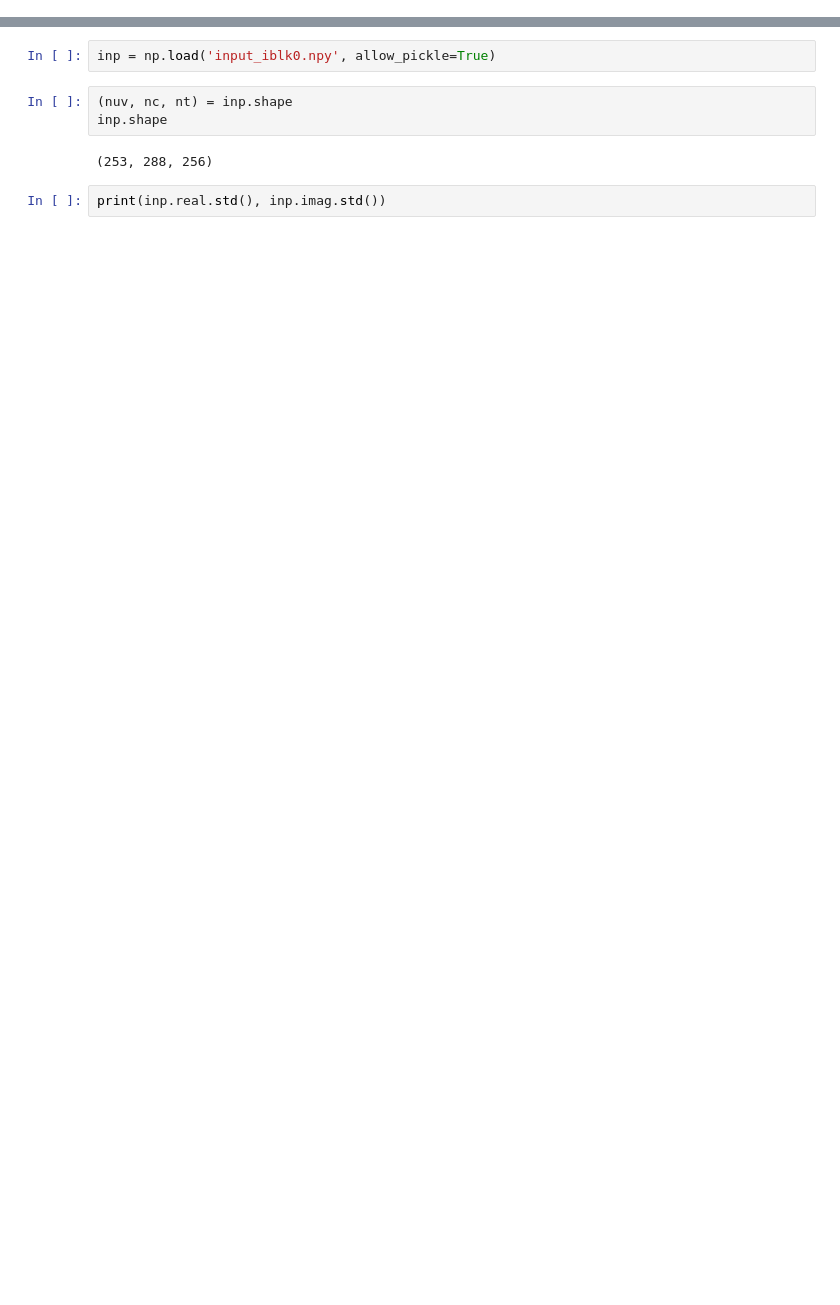
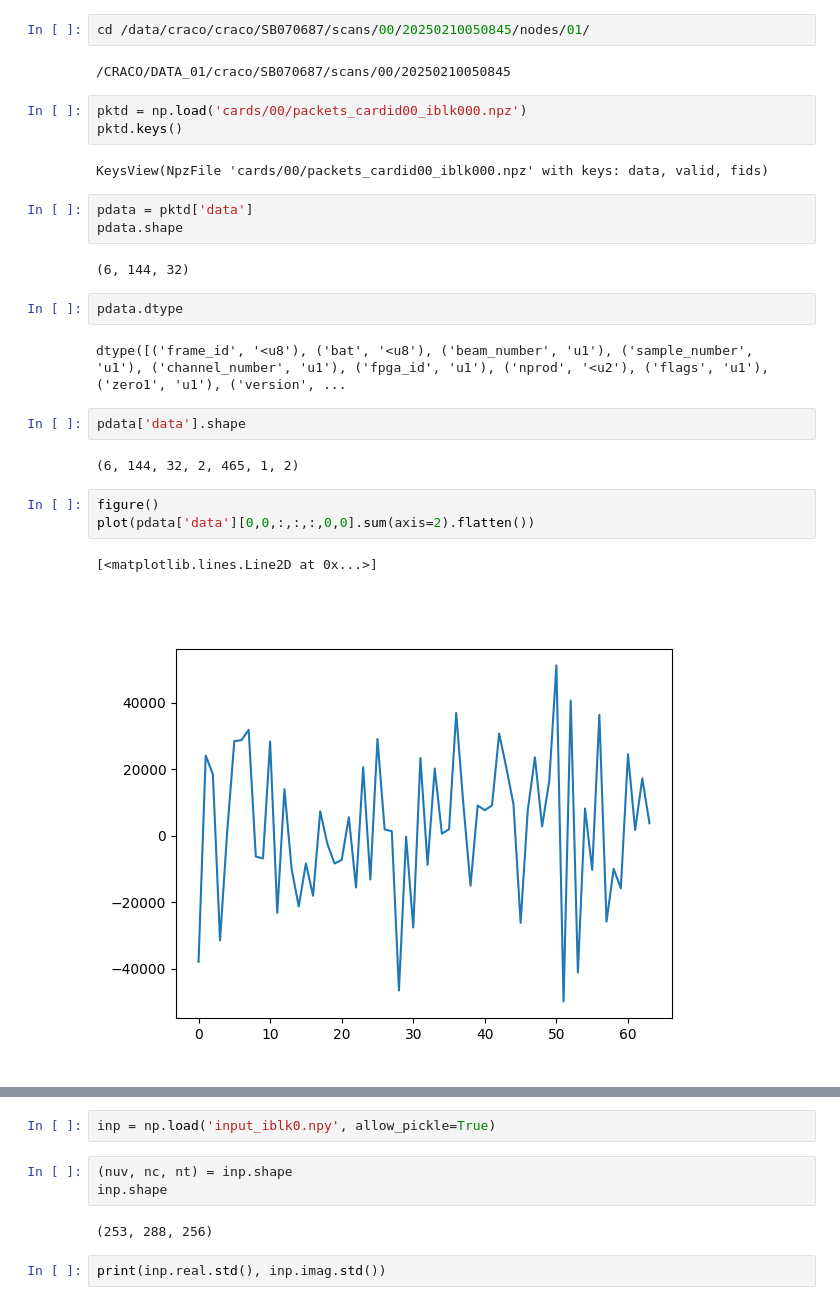
Before and after one commit to askap-craco/craco-python, a Jupyter notebook: notebooks/Front end injection testing.ipynb, the cells around one changed output, grey strips where cells are left out. Saved outputs shown, nothing was run; the diff lists cells and outputs as text; blank space fills up the shorter version.

```diff
--- a/notebooks/Front end injection testing.ipynb
+++ b/notebooks/Front end injection testing.ipynb
@@ -8,3 +5,31 @@ cd /data/craco/craco/SB070687/scans/00/20250210050845/nodes/01/beam00/
+# %%
+cd /data/craco/craco/SB070687/scans/00/20250210050845/nodes/01/
+# %% [output]
+/CRACO/DATA_01/craco/SB070687/scans/00/20250210050845
+# %%
+pktd = np.load('cards/00/packets_cardid00_iblk000.npz')
+pktd.keys()
+# %% [output]
+KeysView(NpzFile 'cards/00/packets_cardid00_iblk000.npz' with keys: data, valid, fids)
+# %%
+pdata = pktd['data']
+pdata.shape
+# %% [output]
+(6, 144, 32)
+# %%
+pdata.dtype
+# %% [output]
+dtype([('frame_id', '<u8'), ('bat', '<u8'), ('beam_number', 'u1'), ('sample_number', 'u1'), ('channel_number', 'u1'), ('fpga_id', 'u1'), ('nprod', '<u2'), ('flags', 'u1'), ('zero1', 'u1'), ('version', ...
+# %%
+pdata['data'].shape
+# %% [output]
+(6, 144, 32, 2, 465, 1, 2)
+# %%
+figure()
+plot(pdata['data'][0,0,:,:,:,0,0].sum(axis=2).flatten())
+# %% [output]
+[<matplotlib.lines.Line2D at 0x...>]
+[figure, added]
 # %%
 ls
 # %% [output]
```
Also changed, not shown: parts of 32 cells of this notebook, 1 other file.
